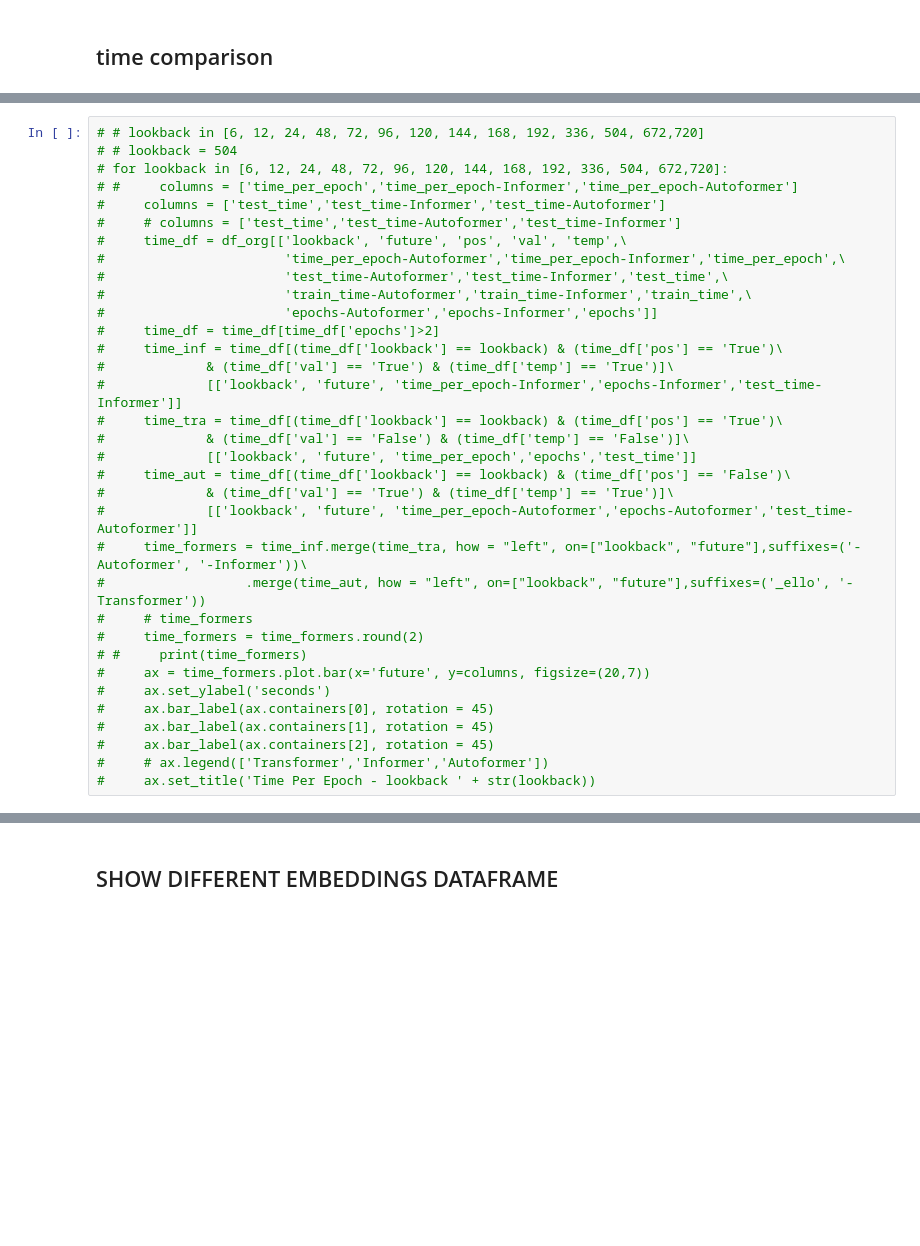
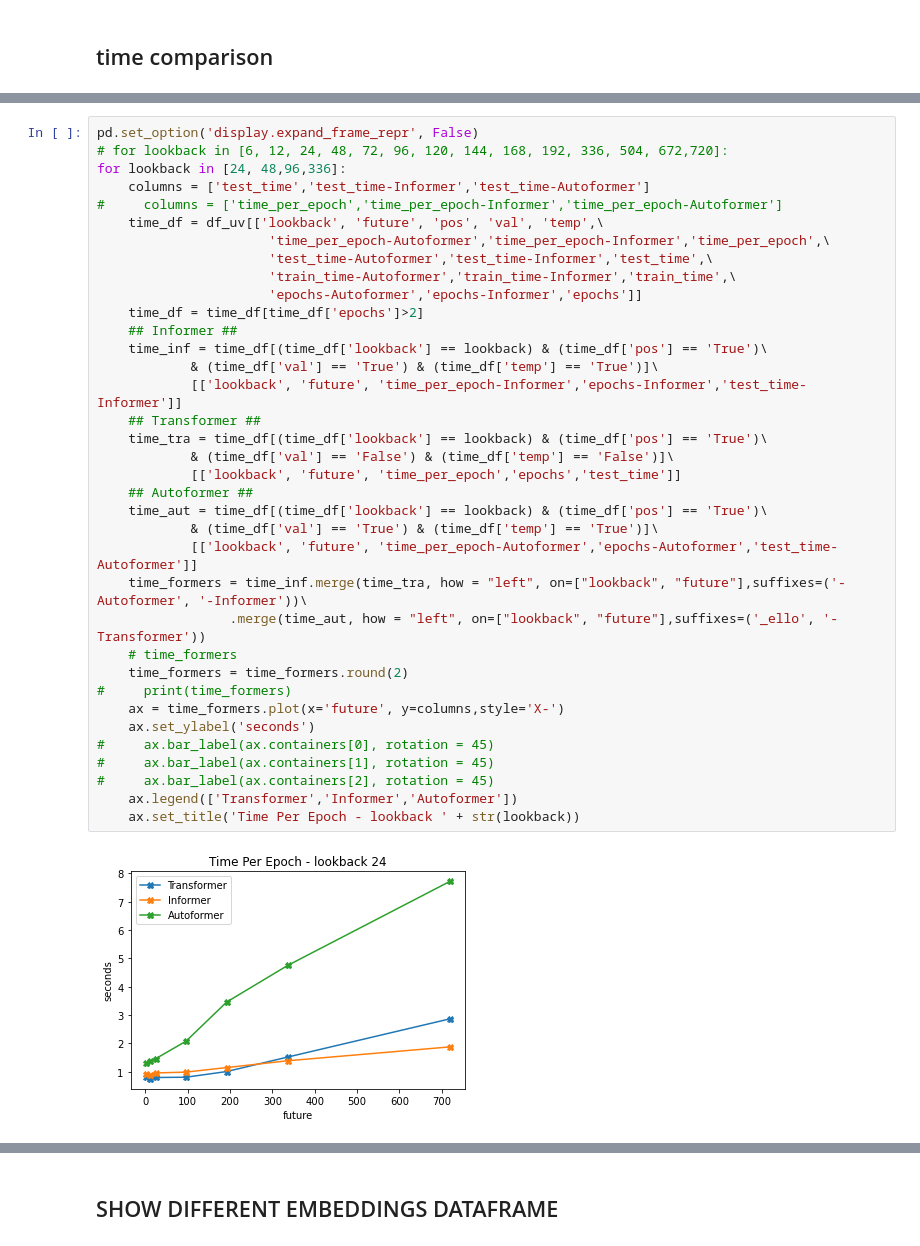
Before and after one commit to Vaiyani/mvaiyani-thesis, a Jupyter notebook: Results/Parser.ipynb, the cells around one changed output, grey strips where cells are left out. Cells and saved outputs as stored; diff of their text form; blank space fills up the shorter version.

```diff
--- a/Results/Parser.ipynb
+++ b/Results/Parser.ipynb
@@ -149,34 +157,38 @@ for lookback in [24, 48, 96, 168, 336]:
 # %%
-# # lookback in [6, 12, 24, 48, 72, 96, 120, 144, 168, 192, 336, 504, 672,720]
-# # lookback = 504
+pd.set_option('display.expand_frame_repr', False)
 # for lookback in [6, 12, 24, 48, 72, 96, 120, 144, 168, 192, 336, 504, 672,720]:
-# #     columns = ['time_per_epoch','time_per_epoch-Informer','time_per_epoch-Autoformer']
-#     columns = ['test_time','test_time-Informer','test_time-Autoformer']
-#     # columns = ['test_time','test_time-Autoformer','test_time-Informer']
-#     time_df = df_org[['lookback', 'future', 'pos', 'val', 'temp',\
-#                       'time_per_epoch-Autoformer','time_per_epoch-Informer','time_per_epoch',\
-#                       'test_time-Autoformer','test_time-Informer','test_time',\
-#                       'train_time-Autoformer','train_time-Informer','train_time',\
-#                       'epochs-Autoformer','epochs-Informer','epochs']]
-#     time_df = time_df[time_df['epochs']>2]
-#     time_inf = time_df[(time_df['lookback'] == lookback) & (time_df['pos'] == 'True')\
-#             & (time_df['val'] == 'True') & (time_df['temp'] == 'True')]\
-#             [['lookback', 'future', 'time_per_epoch-Informer','epochs-Informer','test_time-Informer']]
-#     time_tra = time_df[(time_df['lookback'] == lookback) & (time_df['pos'] == 'True')\
-#             & (time_df['val'] == 'False') & (time_df['temp'] == 'False')]\
-#             [['lookback', 'future', 'time_per_epoch','epochs','test_time']]
-#     time_aut = time_df[(time_df['lookback'] == lookback) & (time_df['pos'] == 'False')\
-#             & (time_df['val'] == 'True') & (time_df['temp'] == 'True')]\
-#             [['lookback', 'future', 'time_per_epoch-Autoformer','epochs-Autoformer','test_time-Autoformer']]
-#     time_formers = time_inf.merge(time_tra, how = "left", on=["lookback", "future"],suffixes=('-Autoformer', '-Informer'))\
-#                  .merge(time_aut, how = "left", on=["lookback", "future"],suffixes=('_ello', '-Transformer'))
-#     # time_formers
-#     time_formers = time_formers.round(2)
-# #     print(time_formers)
-#     ax = time_formers.plot.bar(x='future', y=columns, figsize=(20,7))
-#     ax.set_ylabel('seconds')
+for lookback in [24, 48,96,336]:
+    columns = ['test_time','test_time-Informer','test_time-Autoformer']
+#     columns = ['time_per_epoch','time_per_epoch-Informer','time_per_epoch-Autoformer']
+    time_df = df_uv[['lookback', 'future', 'pos', 'val', 'temp',\
+                      'time_per_epoch-Autoformer','time_per_epoch-Informer','time_per_epoch',\
+                      'test_time-Autoformer','test_time-Informer','test_time',\
+                      'train_time-Autoformer','train_time-Informer','train_time',\
+                      'epochs-Autoformer','epochs-Informer','epochs']]
+    time_df = time_df[time_df['epochs']>2]
+    ## Informer ##
+    time_inf = time_df[(time_df['lookback'] == lookback) & (time_df['pos'] == 'True')\
+            & (time_df['val'] == 'True') & (time_df['temp'] == 'True')]\
+            [['lookback', 'future', 'time_per_epoch-Informer','epochs-Informer','test_time-Informer']]
+    ## Transformer ##
+    time_tra = time_df[(time_df['lookback'] == lookback) & (time_df['pos'] == 'True')\
+            & (time_df['val'] == 'False') & (time_df['temp'] == 'False')]\
+            [['lookback', 'future', 'time_per_epoch','epochs','test_time']]
+    ## Autoformer ##
+    time_aut = time_df[(time_df['lookback'] == lookback) & (time_df['pos'] == 'True')\
+            & (time_df['val'] == 'True') & (time_df['temp'] == 'True')]\
+            [['lookback', 'future', 'time_per_epoch-Autoformer','epochs-Autoformer','test_time-Autoformer']]
+    time_formers = time_inf.merge(time_tra, how = "left", on=["lookback", "future"],suffixes=('-Autoformer', '-Informer'))\
+                 .merge(time_aut, how = "left", on=["lookback", "future"],suffixes=('_ello', '-Transformer'))
+    # time_formers
+    time_formers = time_formers.round(2)
+#     print(time_formers)
+    ax = time_formers.plot(x='future', y=columns,style='X-')
+    ax.set_ylabel('seconds')
 #     ax.bar_label(ax.containers[0], rotation = 45)
 #     ax.bar_label(ax.containers[1], rotation = 45)
 #     ax.bar_label(ax.containers[2], rotation = 45)
-#     # ax.legend(['Transformer','Informer','Autoformer'])
-#     ax.set_title('Time Per Epoch - lookback ' + str(lookback))
+    ax.legend(['Transformer','Informer','Autoformer'])
+    ax.set_title('Time Per Epoch - lookback ' + str(lookback))
+# %% [output]
+[figure, added]
```
Also changed, not shown: parts of 2 cells of this notebook.
